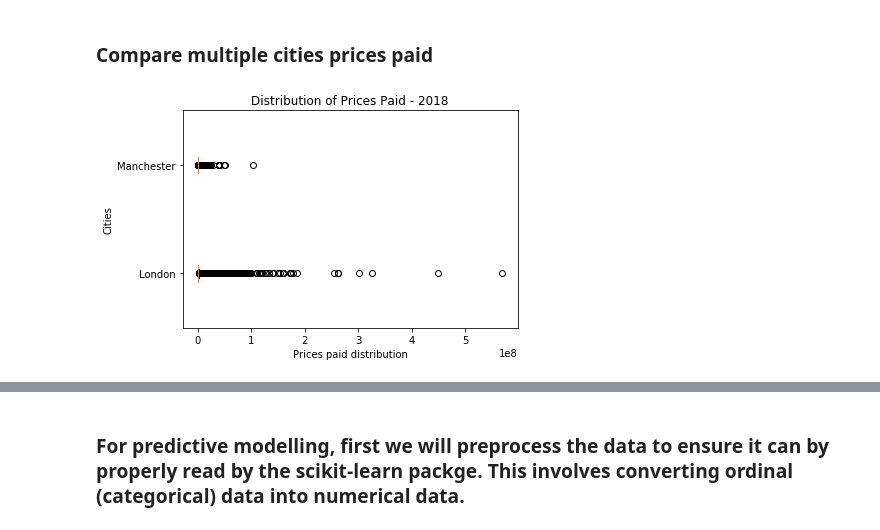
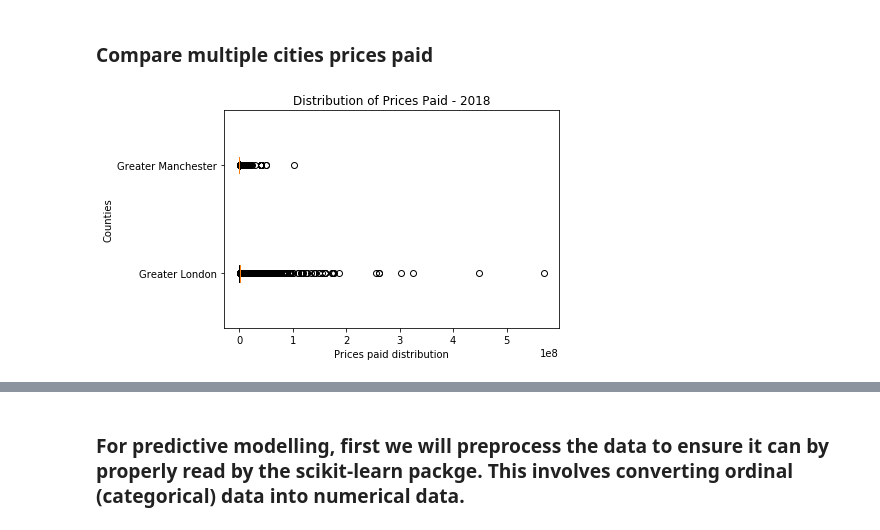
Before and after one commit to dudikbender/springboard, a Jupyter notebook: UK_prices_paid_analysis.ipynb, the cells around one changed output, grey strips where cells are left out. Drawn from its saved outputs; the diff is of its cells as text; code cells hidden in the pictures.

Commit message:
made changes for Data Storytelling submission - new functions to query and new visualizations

```diff
--- a/UK_prices_paid_analysis.ipynb
+++ b/UK_prices_paid_analysis.ipynb
@@ -44,11 +37,16 @@ Wall time: 23 s
 ## exclude transaction ID, secondary address (SAON), PPD category type, and record status
 df = df.drop(columns = ['transaction_ID', 'SAON', 'PPD_category_type', 'record_status'])
 # %%
+## We will create a couple new columns, which will help in our later analysis.
+## These will be a trimmed postcode that correlates to postcode areas, as well as
+## month and year separated out from date column.
+
+## Trim the postcode column down to the first set of characters (removing last 3)
+df['postcode_area'] = [str(x)[:-4] for x in df.postcode]
+
 ## Convert transfer date to DateTime object
 df['transfer_date'] = pd.to_datetime(df.transfer_date)
 
 ## Add month and year columns
 df['month'] = df['transfer_date'].dt.month
 df['year'] = df['transfer_date'].dt.year
-
-df.describe()
@@ -137,17 +217,21 @@ cities_top10
 # %% [markdown]
 ### Compare multiple cities prices paid
 # %%
-city_option01 = 'London'
-city_option02 = 'Manchester'
+def county_comparison(county1, county2):
+    county01 = df[df['county'] == county1.upper()]
+    county02 = df[df['county'] == county2.upper()]
 
-city01 = df[df['town_city'] == city_option01.upper()]
-city02 = df[df['town_city'] == city_option02.upper()]
+    if (len(county01) == 0) or (len(county02)) == 0:
+        print('One or both of your selected counties is not available')
 
-plt.boxplot([city01.price, city02.price], labels=[city_option01, city_option02],
+    else:
+        plt.boxplot([county01.price, county02.price], labels=[county1, county2],
             autorange=True, widths=0.15, vert=False)
-plt.title('Distribution of Prices Paid - 2018')
-plt.xlabel('Prices paid distribution')
-plt.ylabel('Cities')
-plt.show()
+        plt.title('Distribution of Prices Paid - 2018')
+        plt.xlabel('Prices paid distribution')
+        plt.ylabel('Counties')
+        plt.show()
+
+county_comparison('Greater London', 'Greater Manchester')
 # %% [output]
-[figure, old version]
+[figure, new version]
```
Also changed, not shown: parts of 31 cells of this notebook.
